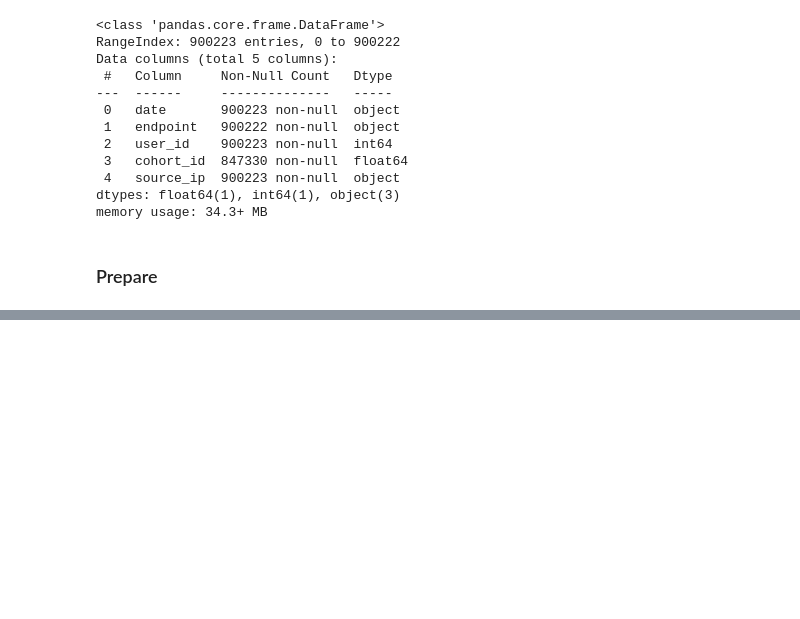
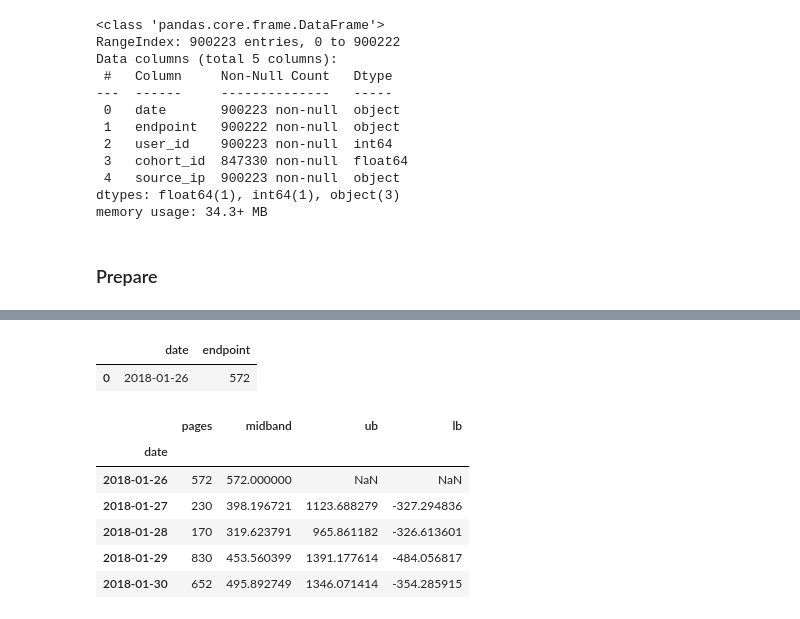
Before and after one commit to rajeshlamichhane04/anomaly-detection-exercises, a Jupyter notebook: time_series_anomaly_detection.ipynb, the cells around one changed output, grey strips where cells are left out. Saved outputs shown, nothing was run; the diff lists cells and outputs as text; code cells hidden in the pictures; blank space fills up the shorter version.

```diff
--- a/time_series_anomaly_detection.ipynb
+++ b/time_series_anomaly_detection.ipynb
@@ -65,0 +256,21 @@ df = df.set_index("date").sort_index()
+# %%
+#lets see what we get when we reset the index
+pages.reset_index().head(1)
+#we will use this to concat pages, midband, ub and lb
+# %% [output]
+|  | date | endpoint |
+| 0 | 2018-01-26 | 572 |
+# %%
+#make a new dataframe by concat
+my_df = pd.concat([pages.reset_index().endpoint,midband.reset_index().endpoint, ub.reset_index().endpoint, lb.reset_index().endpoint], axis = 1)
+my_df.columns = ["pages","midband","ub","lb"]
+my_df.index = pages.index
+my_df.head()
+# %% [output]
+|  | pages | midband | ub | lb |
+| date |  |  |  |  |
+| 2018-01-26 | 572 | 572.000000 | NaN | NaN |
+| 2018-01-27 | 230 | 398.196721 | 1123.688279 | -327.294836 |
+| 2018-01-28 | 170 | 319.623791 | 965.861182 | -326.613601 |
+| 2018-01-29 | 830 | 453.560399 | 1391.177614 | -484.056817 |
+| 2018-01-30 | 652 | 495.892749 | 1346.071414 | -354.285915 |
```
Also changed, not shown: parts of 47 cells of this notebook.
